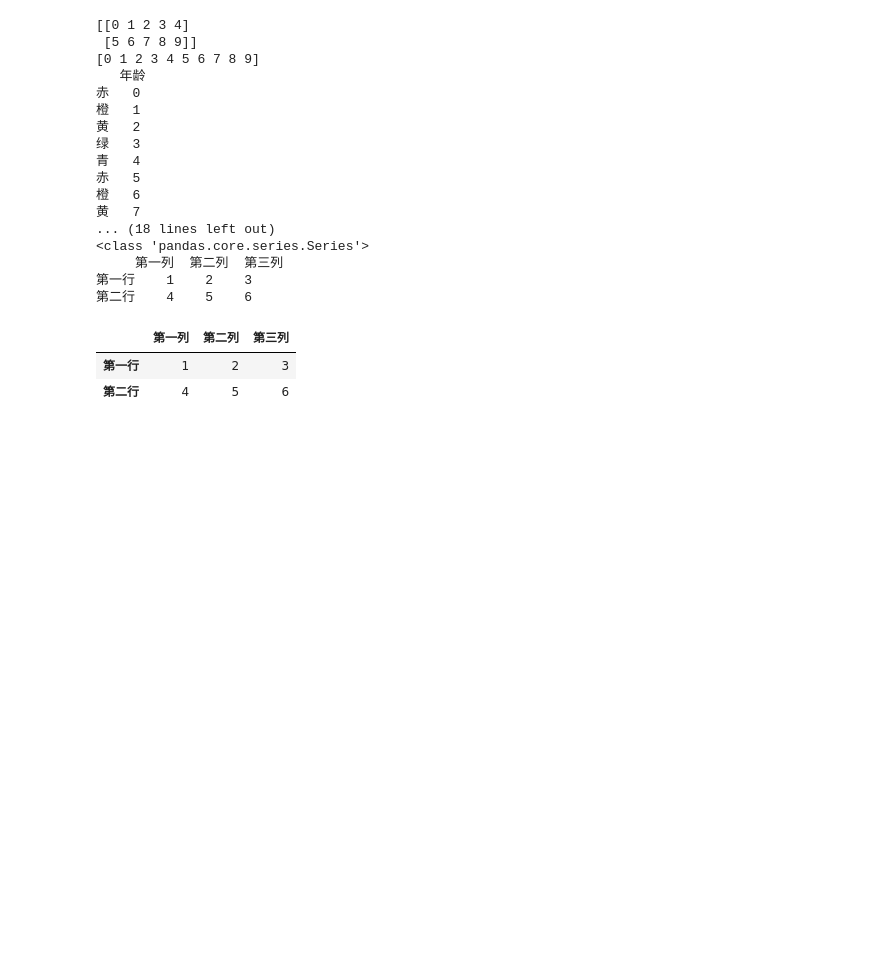
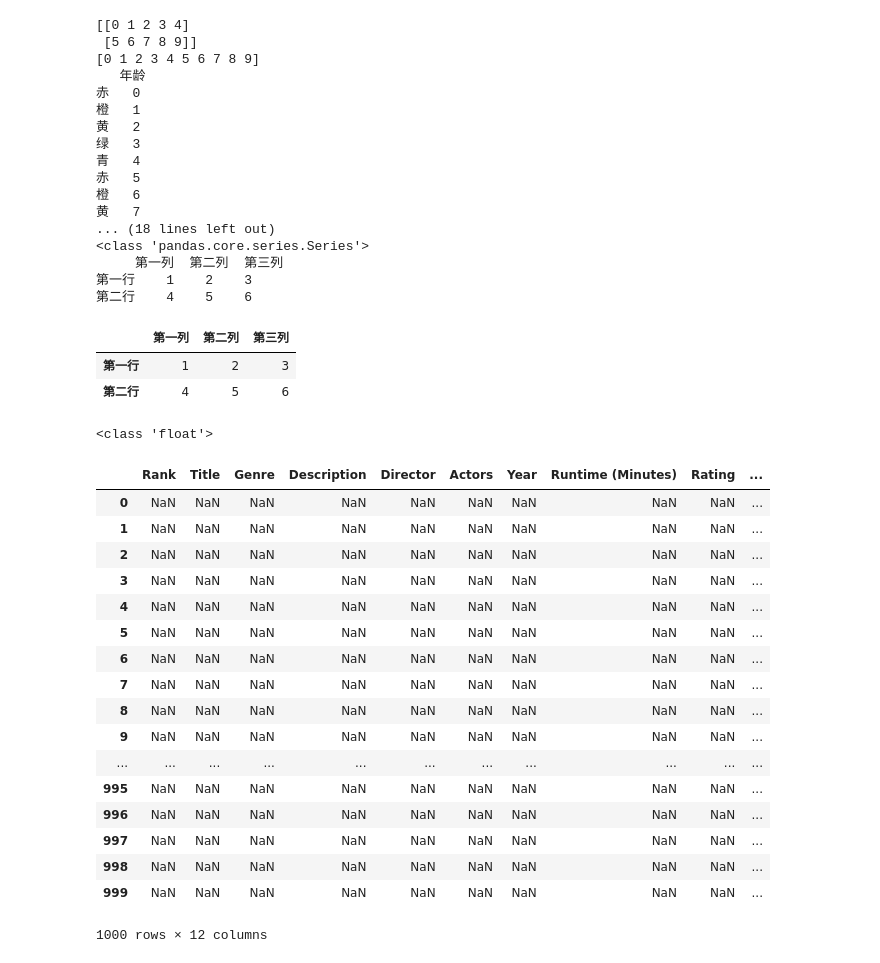
Before and after one commit to qq453388937/data_mining_faith, a Jupyter notebook: mypandas.ipynb, the cells around one changed output. Cells and saved outputs as stored; diff of their text form; code cells hidden in the pictures; blank space fills up the shorter version.

```diff
--- a/mypandas.ipynb
+++ b/mypandas.ipynb
@@ -171,3 +171,42 @@ test_data[(test_data["第一列"]>1) | (test_data["第一列"]<5)] # 筛选出
 |  | 第一列 | 第二列 | 第三列 |
 | 第一行 | 1 | 2 | 3 |
 | 第二行 | 4 | 5 | 6 |
+# %%
+# 空值  NaN  float 类型
+""" 删除  or  填充 """
+print(type(np.nan)) # <class 'float'>
+movie = pd.read_csv("IMDB-Movie-Data.csv")
+# movie     # 第7行 Revenue NaN 营收,财政收入
+# movie.dropna(axis=1)  # 哪一列有空 删除这一行
+# movie.dropna(inplace=True)  # 哪一列有空 并且这一列没什么分析的必要
+# movie.fillna(0)  # 可以默认填充0
+average = movie["Revenue (Millions)"].mean()  # 均值
+movie.fillna(average,inplace=False)  # 填充均值对原先无影响
+movie.fillna(average,inplace=True)  # 填充均值对原先有影响,真正修改元数据  通用方式 movie = .....
+# 不是NaN 的 特殊符号 ,
+#  处理这种空值
+#  1.把他变成 NaN
+#  movie.
+
+
+pd.isnull(movie)
+# %% [output]
+<class 'float'>
+|  | Rank | Title | Genre | Description | Director | Actors | Year | Runtime (Minutes) | Rating | ... |
+| 0 | NaN | NaN | NaN | NaN | NaN | NaN | NaN | NaN | NaN | ... |
+| 1 | NaN | NaN | NaN | NaN | NaN | NaN | NaN | NaN | NaN | ... |
+| 2 | NaN | NaN | NaN | NaN | NaN | NaN | NaN | NaN | NaN | ... |
+| 3 | NaN | NaN | NaN | NaN | NaN | NaN | NaN | NaN | NaN | ... |
+| 4 | NaN | NaN | NaN | NaN | NaN | NaN | NaN | NaN | NaN | ... |
+| 5 | NaN | NaN | NaN | NaN | NaN | NaN | NaN | NaN | NaN | ... |
+| 6 | NaN | NaN | NaN | NaN | NaN | NaN | NaN | NaN | NaN | ... |
+| 7 | NaN | NaN | NaN | NaN | NaN | NaN | NaN | NaN | NaN | ... |
+| 8 | NaN | NaN | NaN | NaN | NaN | NaN | NaN | NaN | NaN | ... |
+| 9 | NaN | NaN | NaN | NaN | NaN | NaN | NaN | NaN | NaN | ... |
+| ... | ... | ... | ... | ... | ... | ... | ... | ... | ... | ... |
+| 995 | NaN | NaN | NaN | NaN | NaN | NaN | NaN | NaN | NaN | ... |
+| 996 | NaN | NaN | NaN | NaN | NaN | NaN | NaN | NaN | NaN | ... |
+| 997 | NaN | NaN | NaN | NaN | NaN | NaN | NaN | NaN | NaN | ... |
+| 998 | NaN | NaN | NaN | NaN | NaN | NaN | NaN | NaN | NaN | ... |
+| 999 | NaN | NaN | NaN | NaN | NaN | NaN | NaN | NaN | NaN | ... |
+1000 rows × 12 columns
```
Also changed, not shown: parts of 1 cell of this notebook, 1 other file.
